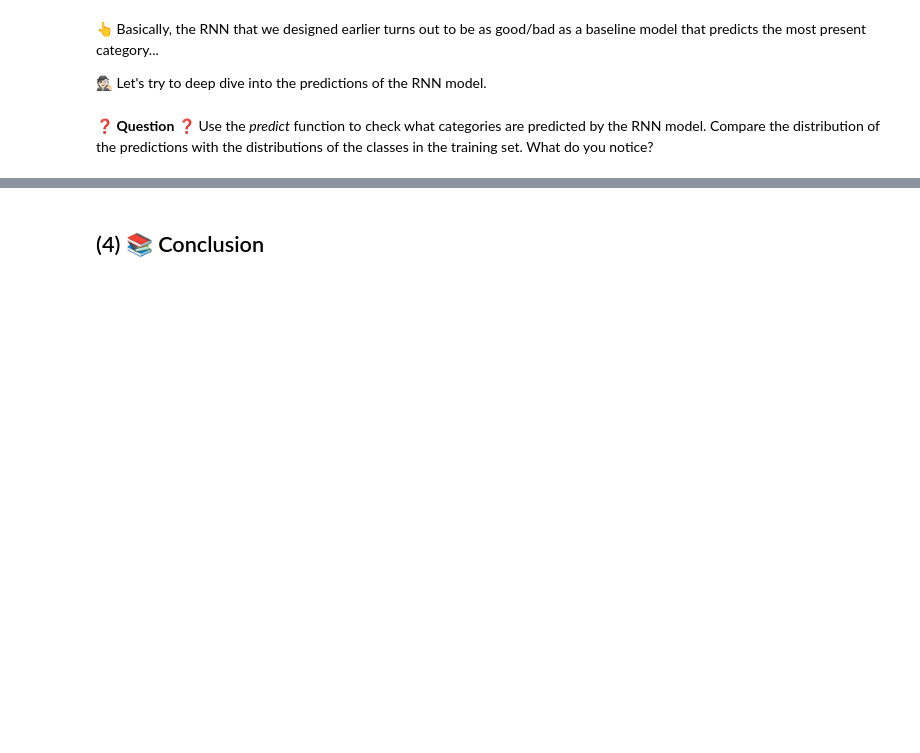
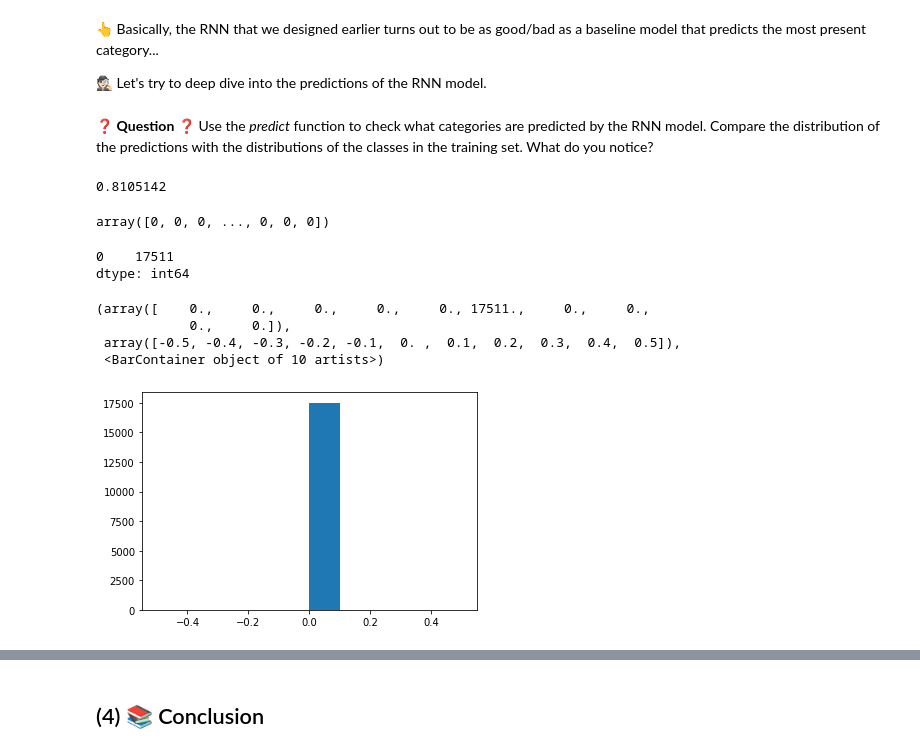
Before and after one commit to sattia7/electrocardiograms-Classification, a Jupyter notebook: classify_electrocardiograms.ipynb, the cells around one changed output, grey strips where cells are left out. Cells and saved outputs as stored; diff of their text form; code cells hidden in the pictures; blank space fills up the shorter version.

```diff
--- a/classify_electrocardiograms.ipynb
+++ b/classify_electrocardiograms.ipynb
@@ -175,3 +284,7 @@ assert(X_pad.shape == (87554, 187, 1))
+# %%
+# –– Compilation
+model.compile(loss='categorical_crossentropy',
+              optimizer='rmsprop', metrics='accuracy') # Use `rmsprop`
 # %% [markdown]
 ❓ **Question (Training)** ❓ Compile and train your model.
 
@@ -184,0 +306,13 @@ assert(X_pad.shape == (87554, 187, 1))
+# %%
+from tensorflow.keras.callbacks import EarlyStopping
+
+rs = EarlyStopping( patience=1,  restore_best_weights=True)
+# %%
+
+# –– Fit
+model.fit(X_train, y_train,
+    batch_size=128,
+    epochs=100,
+    verbose=1,
+    callbacks=rs,
+    validation_split=0.3)
@@ -230,0 +395,25 @@ print(f'Baseline accuracy = {round(baseline_accuracy,3)}')
+# %%
+y_pred=model.predict(X_test)
+# %%
+np.min(y_pred[:,0])
+# %% [output]
+0.8105142
+# %%
+np.argmax(y_pred, axis=1)
+# %% [output]
+array([0, 0, 0, ..., 0, 0, 0])
+# %%
+import pandas as pd
+
+pd.Series(np.argmax(y_pred, axis=1)).value_counts()
+# %% [output]
+0    17511
+dtype: int64
+# %%
+plt.hist(np.argmax(y_pred, axis=1))
+# %% [output]
+(array([    0.,     0.,     0.,     0.,     0., 17511.,     0.,     0.,
+            0.,     0.]),
+ array([-0.5, -0.4, -0.3, -0.2, -0.1,  0. ,  0.1,  0.2,  0.3,  0.4,  0.5]),
+ <BarContainer object of 10 artists>)
+[figure, added]
```
Also changed, not shown: parts of 35 cells of this notebook, 4 other files.
